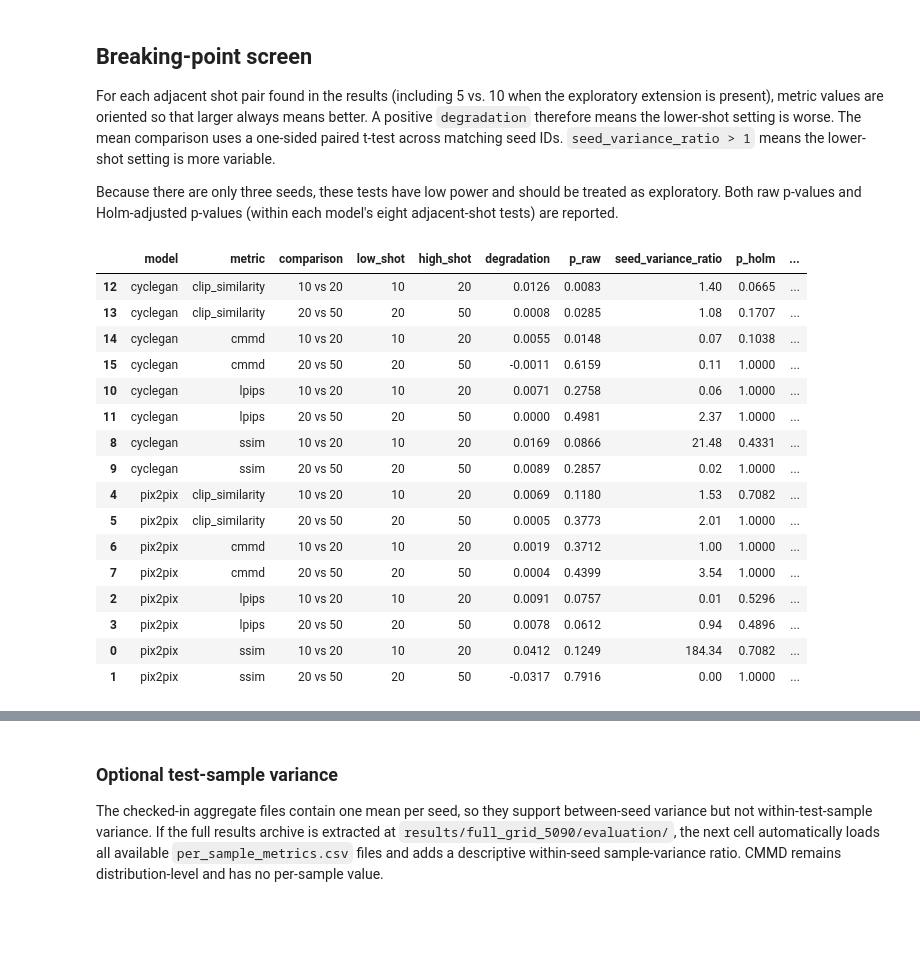
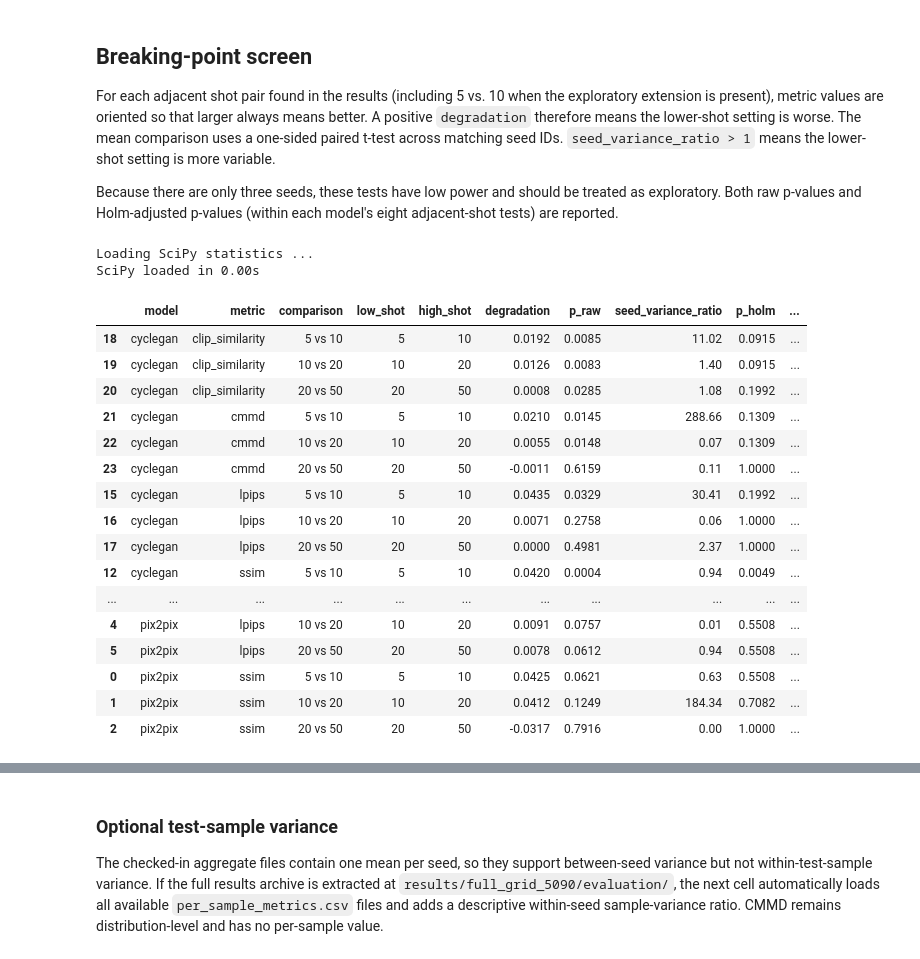
Before and after one commit to njzfjiang/ece-1508-project, a Jupyter notebook: docs/analysis.ipynb, the cells around one changed output, grey strips where cells are left out. Cells and saved outputs as stored; diff of their text form; code cells hidden in the pictures; blank space fills up the shorter version.

```diff
--- a/docs/analysis.ipynb
+++ b/docs/analysis.ipynb
@@ -105,6 +126,11 @@ For each adjacent shot pair found in the results (including 5 vs. 10 when the ex
 
 Because there are only three seeds, these tests have low power and should be treated as exploratory. Both raw p-values and Holm-adjusted p-values (within each model's eight adjacent-shot tests) are reported.
 # %%
+print('Loading SciPy statistics ...', flush=True)
+_stats_started = time.perf_counter()
+from scipy.stats import ttest_rel
+print(f'SciPy loaded in {time.perf_counter() - _stats_started:.2f}s', flush=True)
+
 def holm_adjust(values):
     values = np.asarray(values, dtype=float)
     order = np.argsort(values)
@@ -137,49 +163,52 @@ for model in MODELS:
                 'model': model,
                 'metric': metric,
                 'comparison': f'{low_shot} vs {high_shot}',
                 'low_shot': low_shot,
                 'high_shot': high_shot,
                 'degradation': degradation,
                 'p_raw': float(test.pvalue),
                 'seed_variance_ratio': variance_ratio,
             })
 
 breaking = pd.DataFrame(rows)
 breaking['p_holm'] = breaking.groupby('model')['p_raw'].transform(holm_adjust)
 breaking['mean_degrades'] = breaking['degradation'] > 0
 breaking['raw_significant'] = breaking['mean_degrades'] & (breaking['p_raw'] < 0.05)
 breaking['holm_significant'] = breaking['mean_degrades'] & (breaking['p_holm'] < 0.05)
 breaking['seed_variance_increases'] = breaking['seed_variance_ratio'] > 1
 breaking['seed_level_candidate'] = (
     breaking['raw_significant'] & breaking['seed_variance_increases']
 )
+breaking_seed = breaking.copy()
 
 display(
     breaking.sort_values(['model', 'metric', 'low_shot']).style.format({
         'degradation': '{:.4f}',
         'p_raw': '{:.4f}',
         'p_holm': '{:.4f}',
         'seed_variance_ratio': '{:.2f}',
     })
 )
 # %% [output]
+Loading SciPy statistics ...
+SciPy loaded in 0.00s
 |  | model | metric | comparison | low_shot | high_shot | degradation | p_raw | seed_variance_ratio | p_holm | ... |
-| 12 | cyclegan | clip_similarity | 10 vs 20 | 10 | 20 | 0.0126 | 0.0083 | 1.40 | 0.0665 | ... |
-| 13 | cyclegan | clip_similarity | 20 vs 50 | 20 | 50 | 0.0008 | 0.0285 | 1.08 | 0.1707 | ... |
-| 14 | cyclegan | cmmd | 10 vs 20 | 10 | 20 | 0.0055 | 0.0148 | 0.07 | 0.1038 | ... |
-| 15 | cyclegan | cmmd | 20 vs 50 | 20 | 50 | -0.0011 | 0.6159 | 0.11 | 1.0000 | ... |
-| 10 | cyclegan | lpips | 10 vs 20 | 10 | 20 | 0.0071 | 0.2758 | 0.06 | 1.0000 | ... |
-| 11 | cyclegan | lpips | 20 vs 50 | 20 | 50 | 0.0000 | 0.4981 | 2.37 | 1.0000 | ... |
-| 8 | cyclegan | ssim | 10 vs 20 | 10 | 20 | 0.0169 | 0.0866 | 21.48 | 0.4331 | ... |
-| 9 | cyclegan | ssim | 20 vs 50 | 20 | 50 | 0.0089 | 0.2857 | 0.02 | 1.0000 | ... |
-| 4 | pix2pix | clip_similarity | 10 vs 20 | 10 | 20 | 0.0069 | 0.1180 | 1.53 | 0.7082 | ... |
-| 5 | pix2pix | clip_similarity | 20 vs 50 | 20 | 50 | 0.0005 | 0.3773 | 2.01 | 1.0000 | ... |
-| 6 | pix2pix | cmmd | 10 vs 20 | 10 | 20 | 0.0019 | 0.3712 | 1.00 | 1.0000 | ... |
-| 7 | pix2pix | cmmd | 20 vs 50 | 20 | 50 | 0.0004 | 0.4399 | 3.54 | 1.0000 | ... |
-| 2 | pix2pix | lpips | 10 vs 20 | 10 | 20 | 0.0091 | 0.0757 | 0.01 | 0.5296 | ... |
-| 3 | pix2pix | lpips | 20 vs 50 | 20 | 50 | 0.0078 | 0.0612 | 0.94 | 0.4896 | ... |
-| 0 | pix2pix | ssim | 10 vs 20 | 10 | 20 | 0.0412 | 0.1249 | 184.34 | 0.7082 | ... |
-| 1 | pix2pix | ssim | 20 vs 50 | 20 | 50 | -0.0317 | 0.7916 | 0.00 | 1.0000 | ... |
+| 18 | cyclegan | clip_similarity | 5 vs 10 | 5 | 10 | 0.0192 | 0.0085 | 11.02 | 0.0915 | ... |
+| 19 | cyclegan | clip_similarity | 10 vs 20 | 10 | 20 | 0.0126 | 0.0083 | 1.40 | 0.0915 | ... |
+| 20 | cyclegan | clip_similarity | 20 vs 50 | 20 | 50 | 0.0008 | 0.0285 | 1.08 | 0.1992 | ... |
+| 21 | cyclegan | cmmd | 5 vs 10 | 5 | 10 | 0.0210 | 0.0145 | 288.66 | 0.1309 | ... |
+| 22 | cyclegan | cmmd | 10 vs 20 | 10 | 20 | 0.0055 | 0.0148 | 0.07 | 0.1309 | ... |
+| 23 | cyclegan | cmmd | 20 vs 50 | 20 | 50 | -0.0011 | 0.6159 | 0.11 | 1.0000 | ... |
+| 15 | cyclegan | lpips | 5 vs 10 | 5 | 10 | 0.0435 | 0.0329 | 30.41 | 0.1992 | ... |
+| 16 | cyclegan | lpips | 10 vs 20 | 10 | 20 | 0.0071 | 0.2758 | 0.06 | 1.0000 | ... |
+| 17 | cyclegan | lpips | 20 vs 50 | 20 | 50 | 0.0000 | 0.4981 | 2.37 | 1.0000 | ... |
+| 12 | cyclegan | ssim | 5 vs 10 | 5 | 10 | 0.0420 | 0.0004 | 0.94 | 0.0049 | ... |
+| ... | ... | ... | ... | ... | ... | ... | ... | ... | ... | ... |
+| 4 | pix2pix | lpips | 10 vs 20 | 10 | 20 | 0.0091 | 0.0757 | 0.01 | 0.5508 | ... |
+| 5 | pix2pix | lpips | 20 vs 50 | 20 | 50 | 0.0078 | 0.0612 | 0.94 | 0.5508 | ... |
+| 0 | pix2pix | ssim | 5 vs 10 | 5 | 10 | 0.0425 | 0.0621 | 0.63 | 0.5508 | ... |
+| 1 | pix2pix | ssim | 10 vs 20 | 10 | 20 | 0.0412 | 0.1249 | 184.34 | 0.7082 | ... |
+| 2 | pix2pix | ssim | 20 vs 50 | 20 | 50 | -0.0317 | 0.7916 | 0.00 | 1.0000 | ... |
 # %%
 fig, axes = plt.subplots(2, 2, figsize=(13, 8.5), constrained_layout=True)
 for ax, (metric, meta) in zip(axes.flat, METRICS.items()):
```
Also changed, not shown: parts of 5 cells of this notebook, 6 other files.
